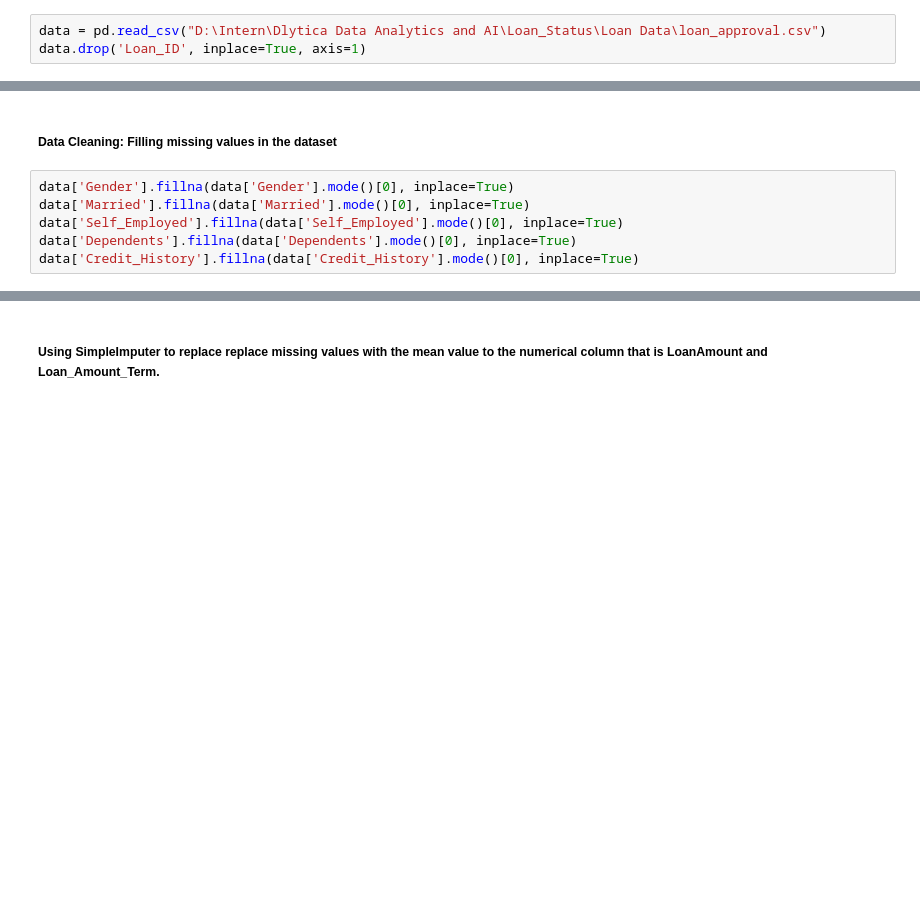
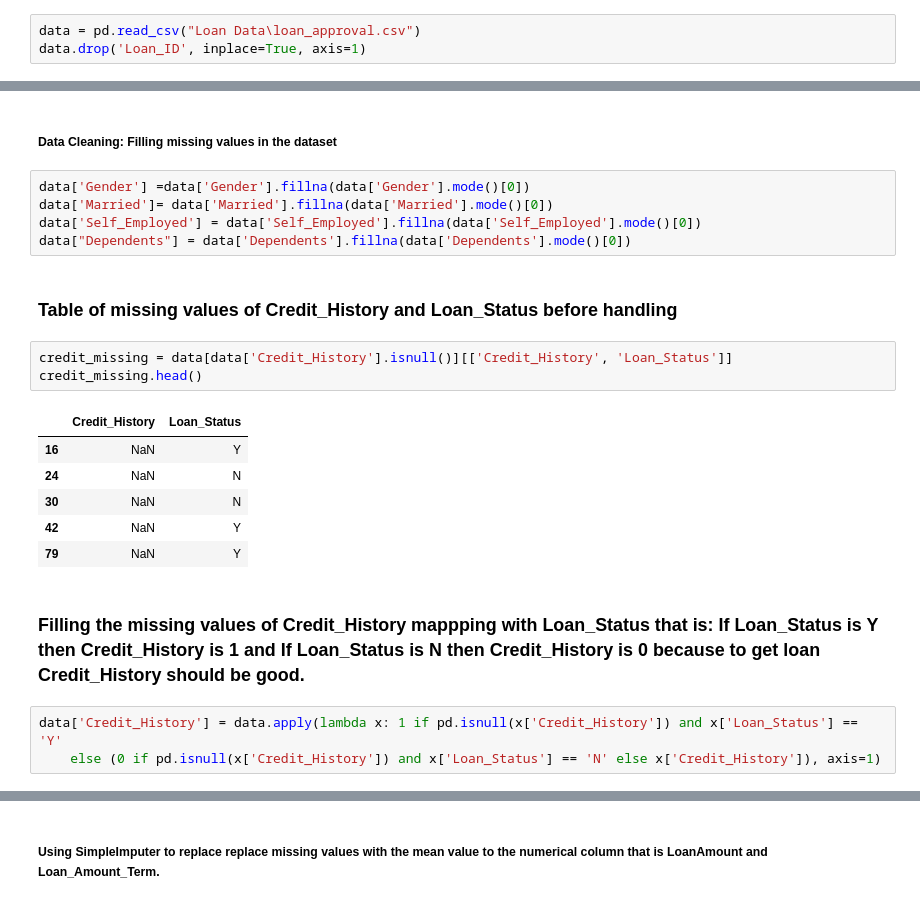
Before and after one commit to UjjwalKo/Loan-Prediction-with-Classification-Model, a Jupyter notebook: Loan_approval.ipynb, the cells around one changed output, grey strips where cells are left out. Saved outputs shown, nothing was run; the diff lists cells and outputs as text; blank space fills up the shorter version.

```diff
--- a/Loan_approval.ipynb
+++ b/Loan_approval.ipynb
@@ -22,7 +24,7 @@ import joblib
 # %% [markdown]
 #### Reading the dataset and dropping the Loan_ID column as it is not required
 # %%
-data = pd.read_csv("D:\Intern\Dlytica Data Analytics and AI\Loan_Status\Loan Data\loan_approval.csv")
+data = pd.read_csv("Loan Data\loan_approval.csv")
 data.drop('Loan_ID', inplace=True, axis=1)
 # %% [markdown]
 ##### Viewing first five rows
@@ -119,8 +121,24 @@ array([ 1.,  0., nan])
 # %% [markdown]
 ##### Data Cleaning: Filling missing values in the dataset
 # %%
-data['Gender'].fillna(data['Gender'].mode()[0], inplace=True)
-data['Married'].fillna(data['Married'].mode()[0], inplace=True)
-data['Self_Employed'].fillna(data['Self_Employed'].mode()[0], inplace=True)
-data['Dependents'].fillna(data['Dependents'].mode()[0], inplace=True)
-data['Credit_History'].fillna(data['Credit_History'].mode()[0], inplace=True)
+data['Gender'] =data['Gender'].fillna(data['Gender'].mode()[0])
+data['Married']= data['Married'].fillna(data['Married'].mode()[0])
+data['Self_Employed'] = data['Self_Employed'].fillna(data['Self_Employed'].mode()[0])
+data["Dependents"] = data['Dependents'].fillna(data['Dependents'].mode()[0])
+# %% [markdown]
+### Table of missing values of Credit_History and Loan_Status before handling
+# %%
+credit_missing = data[data['Credit_History'].isnull()][['Credit_History', 'Loan_Status']]
+credit_missing.head()
+# %% [output]
+|  | Credit_History | Loan_Status |
+| 16 | NaN | Y |
+| 24 | NaN | N |
+| 30 | NaN | N |
+| 42 | NaN | Y |
+| 79 | NaN | Y |
+# %% [markdown]
+### Filling the missing values of Credit_History mappping with Loan_Status that is: If Loan_Status is Y then Credit_History is 1 and If Loan_Status is N then Credit_History is 0 because to get loan Credit_History should be good.
+# %%
+data['Credit_History'] = data.apply(lambda x: 1 if pd.isnull(x['Credit_History']) and x['Loan_Status'] == 'Y'
+    else (0 if pd.isnull(x['Credit_History']) and x['Loan_Status'] == 'N' else x['Credit_History']), axis=1)
```
Also changed, not shown: parts of 16 cells of this notebook, 2 other files.
